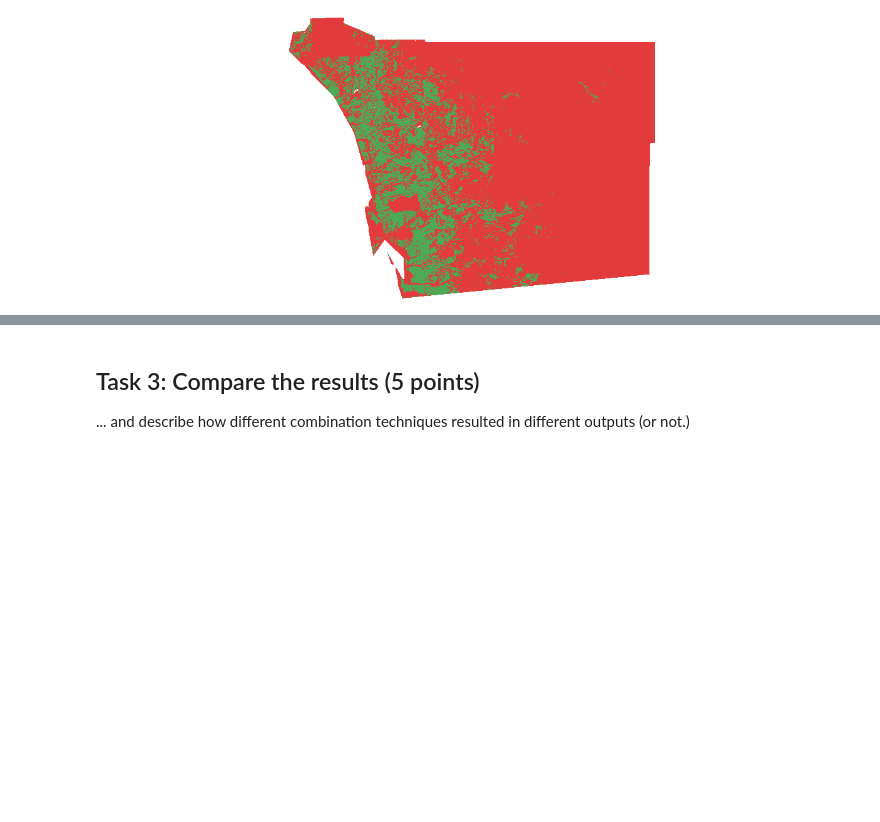
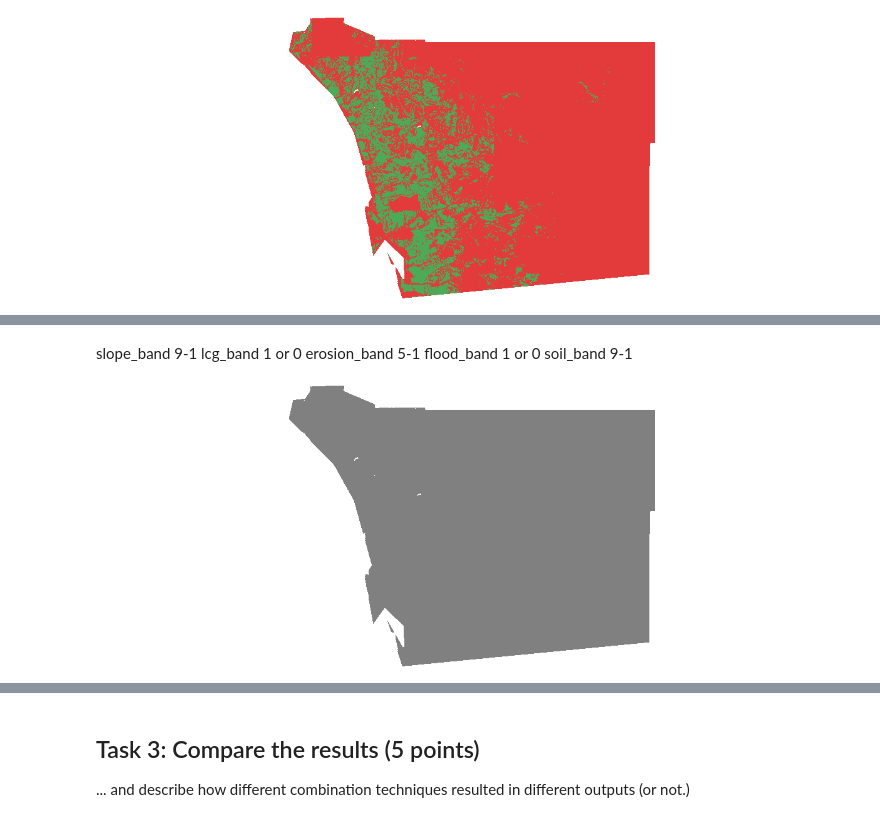
Before and after one commit to kev374k/dsc170_mp4, a Jupyter notebook: MP4.ipynb, the cells around one changed output, grey strips where cells are left out. Drawn from its saved outputs; the diff is of its cells as text; code cells hidden in the pictures; blank space fills up the shorter version.

```diff
--- a/MP4.ipynb
+++ b/MP4.ipynb
@@ -397,0 +427,6 @@ colormap(res_out4, colormap=clrmap2)
+# %%
+slope_band = extract_band(slope_banded, [0])
+lcg_band = extract_band(sd_lcg_binary, [0])
+erosion_band = extract_band(er_norm_filled, [0])
+flood_band = extract_band(sd_fh_binary, [0])
+soil_band = extract_band(soil_norm_filled, [0])
@@ -397,0 +450,15 @@ colormap(res_out4, colormap=clrmap2)
+# %% [markdown]
+slope_band 9-1
+lcg_band 1 or 0
+erosion_band 5-1
+flood_band 1 or 0
+soil_band 9-1
+# %%
+result2 = weighted_sum(
+    rasters = [slope_band, lcg_band, erosion_band, flood_band, soil_band],
+    fields = ["VALUE", "VALUE", "VALUE", "VALUE", "VALUE"],
+    weights = [0.1, 1, 0.5, 1, 0.1]
+)
+result2
+# %% [output]
+[figure, added]
```
Also changed, not shown: parts of 17 cells of this notebook.
